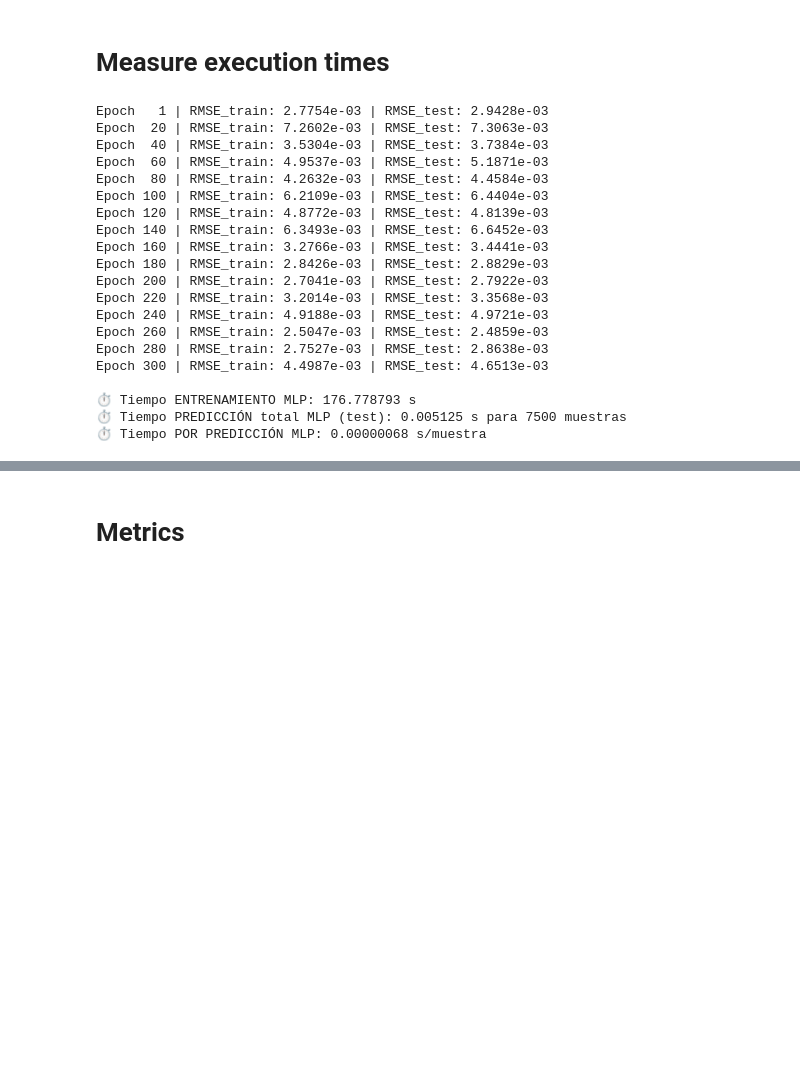
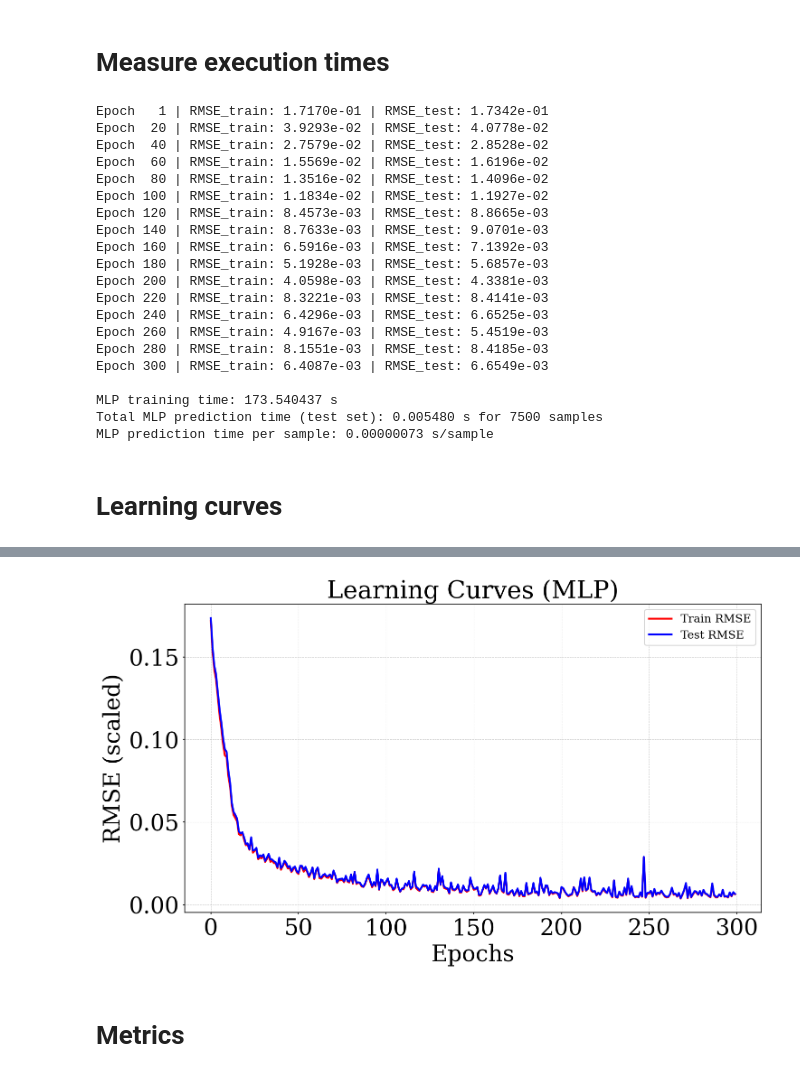
Before and after one commit to ignaciovermon/IJHMT_ViewFactor_ML_estimation, a Jupyter notebook: case_1/code/Neural_network_case_1.ipynb, the cells around one changed output, grey strips where cells are left out. Saved outputs shown, nothing was run; the diff lists cells and outputs as text; code cells hidden in the pictures; blank space fills up the shorter version.

```diff
--- a/case_1/code/Neural_network_case_1.ipynb
+++ b/case_1/code/Neural_network_case_1.ipynb
@@ -53,7 +53,7 @@ h = 6
 # %% [markdown]
 #  Dataset
 # %%
-df = pd.read_csv("Case_1.csv")
+df = pd.read_csv("factores_forma_uniformes_30000_R_0.1.csv")
 X = df[["h", "k", "d"]].values
 y = df["F"].values.reshape(-1, 1)
 # %%
@@ -187,10 +182,10 @@ Epoch 300 | RMSE_train: 4.7765e-03 | RMSE_test: 4.8914e-03
 # %%
 import time
 
+model = MLP()
 
-loss_fn   = nn.MSELoss()
+loss_fn = nn.MSELoss()
 optimizer = torch.optim.AdamW(model.parameters(), lr=1e-3, weight_decay=1e-4)
-
 
 def rmse(pred, target):
     return torch.sqrt(nn.functional.mse_loss(pred, target))
@@ -198,7 +193,6 @@ def rmse(pred, target):
 EPOCHS = 300
 train_rmse_list = []
 test_rmse_list = []
-
 
 t0 = time.perf_counter()
 
@@ -228,7 +222,6 @@ for epoch in range(1, EPOCHS + 1):
 t1 = time.perf_counter()
 T_train_mlp = t1 - t0
 
-
 model.eval()
 with torch.no_grad():
     t2 = time.perf_counter()
@@ -239,27 +232,53 @@ T_pred_mlp = t3 - t2
 N_pred_mlp = X_test_tensor.shape[0]
 t_pred_mlp = T_pred_mlp / N_pred_mlp
 
-print(f" MLP training time: {T_train_mlp:.6f} s")
-print(f" Total MLP prediction time (test set): {T_pred_mlp:.6f} s for {N_pred_mlp} samples")
-print(f" MLP prediction time per sample: {t_pred_mlp:.8f} s/sample")
+print(f"\nMLP training time: {T_train_mlp:.6f} s")
+print(f"Total MLP prediction time (test set): {T_pred_mlp:.6f} s for {N_pred_mlp} samples")
+print(f"MLP prediction time per sample: {t_pred_mlp:.8f} s/sample")
 # %% [output]
-Epoch   1 | RMSE_train: 2.7754e-03 | RMSE_test: 2.9428e-03
-Epoch  20 | RMSE_train: 7.2602e-03 | RMSE_test: 7.3063e-03
-Epoch  40 | RMSE_train: 3.5304e-03 | RMSE_test: 3.7384e-03
-Epoch  60 | RMSE_train: 4.9537e-03 | RMSE_test: 5.1871e-03
-Epoch  80 | RMSE_train: 4.2632e-03 | RMSE_test: 4.4584e-03
-Epoch 100 | RMSE_train: 6.2109e-03 | RMSE_test: 6.4404e-03
-Epoch 120 | RMSE_train: 4.8772e-03 | RMSE_test: 4.8139e-03
-Epoch 140 | RMSE_train: 6.3493e-03 | RMSE_test: 6.6452e-03
-Epoch 160 | RMSE_train: 3.2766e-03 | RMSE_test: 3.4441e-03
-Epoch 180 | RMSE_train: 2.8426e-03 | RMSE_test: 2.8829e-03
-Epoch 200 | RMSE_train: 2.7041e-03 | RMSE_test: 2.7922e-03
-Epoch 220 | RMSE_train: 3.2014e-03 | RMSE_test: 3.3568e-03
-Epoch 240 | RMSE_train: 4.9188e-03 | RMSE_test: 4.9721e-03
-Epoch 260 | RMSE_train: 2.5047e-03 | RMSE_test: 2.4859e-03
-Epoch 280 | RMSE_train: 2.7527e-03 | RMSE_test: 2.8638e-03
-Epoch 300 | RMSE_train: 4.4987e-03 | RMSE_test: 4.6513e-03
+Epoch   1 | RMSE_train: 1.7170e-01 | RMSE_test: 1.7342e-01
+Epoch  20 | RMSE_train: 3.9293e-02 | RMSE_test: 4.0778e-02
+Epoch  40 | RMSE_train: 2.7579e-02 | RMSE_test: 2.8528e-02
+Epoch  60 | RMSE_train: 1.5569e-02 | RMSE_test: 1.6196e-02
+Epoch  80 | RMSE_train: 1.3516e-02 | RMSE_test: 1.4096e-02
+Epoch 100 | RMSE_train: 1.1834e-02 | RMSE_test: 1.1927e-02
+Epoch 120 | RMSE_train: 8.4573e-03 | RMSE_test: 8.8665e-03
+Epoch 140 | RMSE_train: 8.7633e-03 | RMSE_test: 9.0701e-03
+Epoch 160 | RMSE_train: 6.5916e-03 | RMSE_test: 7.1392e-03
+Epoch 180 | RMSE_train: 5.1928e-03 | RMSE_test: 5.6857e-03
+Epoch 200 | RMSE_train: 4.0598e-03 | RMSE_test: 4.3381e-03
+Epoch 220 | RMSE_train: 8.3221e-03 | RMSE_test: 8.4141e-03
+Epoch 240 | RMSE_train: 6.4296e-03 | RMSE_test: 6.6525e-03
+Epoch 260 | RMSE_train: 4.9167e-03 | RMSE_test: 5.4519e-03
+Epoch 280 | RMSE_train: 8.1551e-03 | RMSE_test: 8.4185e-03
+Epoch 300 | RMSE_train: 6.4087e-03 | RMSE_test: 6.6549e-03
 
-⏱️ Tiempo ENTRENAMIENTO MLP: 176.778793 s
-⏱️ Tiempo PREDICCIÓN total MLP (test): 0.005125 s para 7500 muestras
-⏱️ Tiempo POR PREDICCIÓN MLP: 0.00000068 s/muestra
+MLP training time: 173.540437 s
+Total MLP prediction time (test set): 0.005480 s for 7500 samples
+MLP prediction time per sample: 0.00000073 s/sample
+# %% [markdown]
+# Learning curves
+# %%
+fig, ax = plt.subplots(figsize=(10, 6), dpi=150)
+
+
+ax.plot(train_rmse_list, "r-", linewidth=2, label="Train RMSE")
+ax.plot(test_rmse_list, "b-", linewidth=2, label="Test RMSE")
+
+
+ax.set_title("Learning Curves (MLP)", fontsize=size_text + 2)
+ax.set_xlabel("Epochs", fontsize=size_text)
+ax.set_ylabel("RMSE (scaled)", fontsize=size_text)
+
+
+ax.legend(fontsize=12)
+ax.grid(True, linestyle='--', linewidth=0.5, alpha=0.6)
+
+
+plt.tight_layout()
+plt.savefig("learning_curve_mlp_scaled.png", dpi=400, bbox_inches='tight')
+plt.savefig("learning_curve_mlp_scaled.pdf", dpi=400, bbox_inches='tight')
+plt.savefig("learning_curve_mlp_scaled.eps", dpi=400, bbox_inches='tight')
+
+plt.show()
+# %% [output]
@@ -266,3 +286,4 @@ Epoch 300 | RMSE_train: 4.4987e-03 | RMSE_test: 4.6513e-03
+[figure, added]
 # %% [markdown]
 # Metrics
 # %%
```
Also changed, not shown: parts of 10 cells of this notebook, 6 other files.
